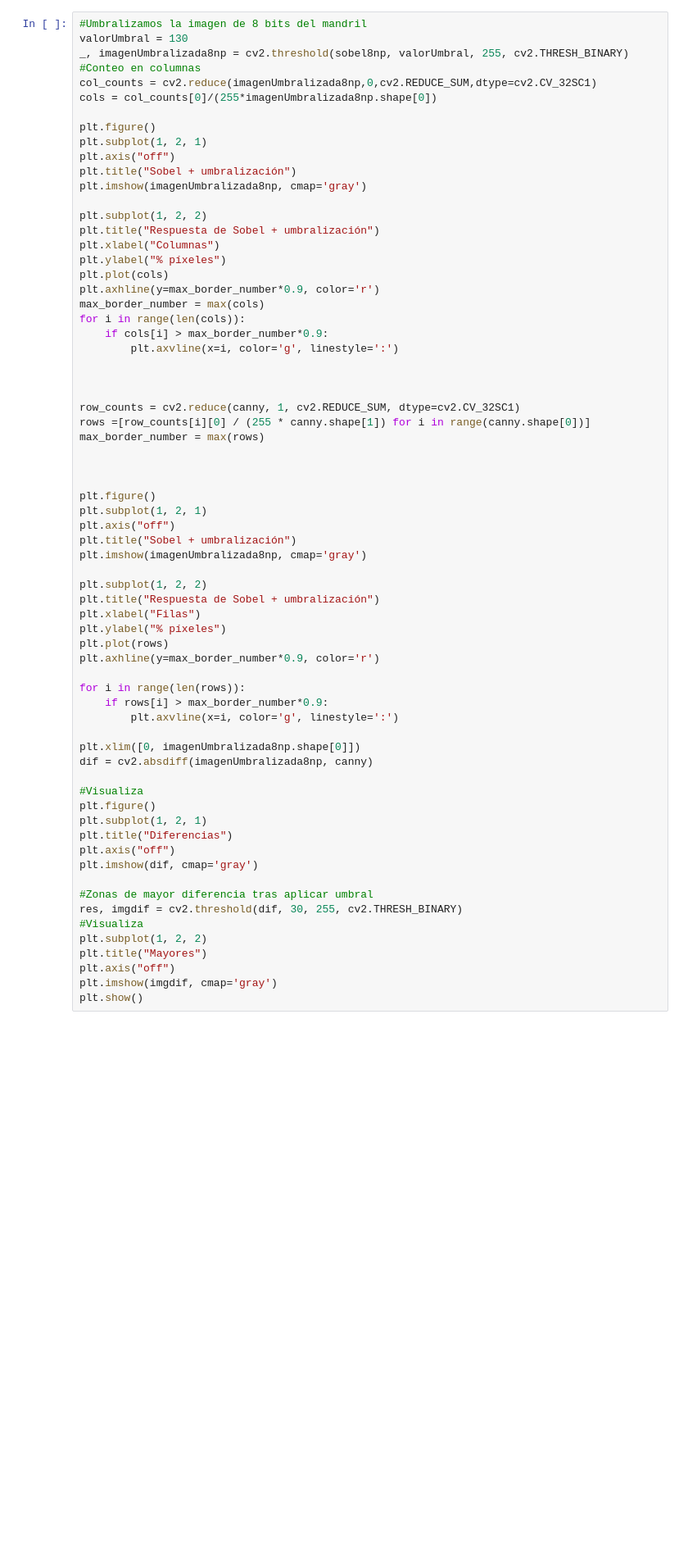
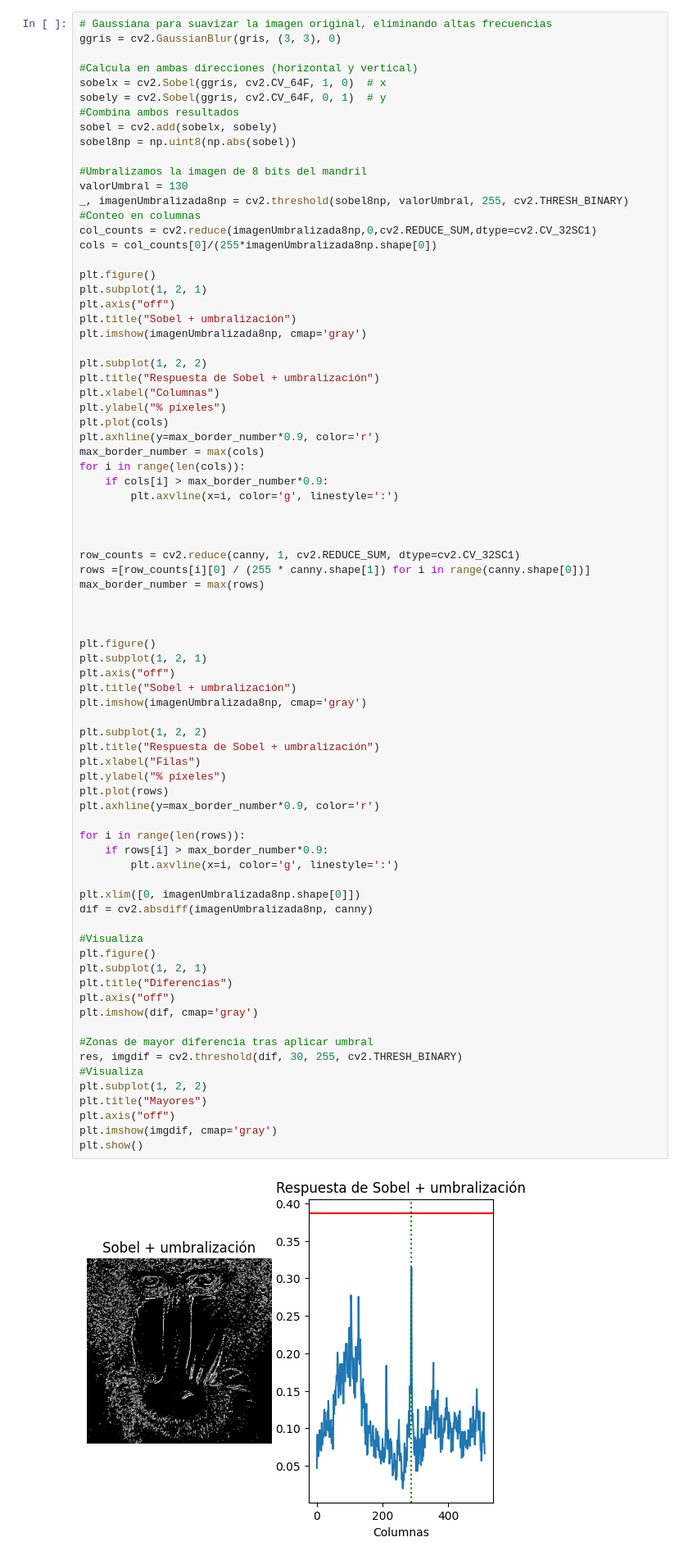
Before and after one commit to AndreaSantaloz/SecondPracticeVC, a Jupyter notebook: entrega.ipynb, the cells around one changed output. Shown at 82% size. Cells and saved outputs as stored; diff of their text form; blank space fills up the shorter version.

```diff
--- a/entrega.ipynb
+++ b/entrega.ipynb
@@ -39,6 +42,16 @@ plt.xlim([0, canny.shape[0]])
 # %% [markdown]
 2. TAREA: Aplica umbralizado a la imagen resultante de Sobel (convertida a 8 bits), y posteriormente realiza el conteo por filas y columnas similar al realizado en el ejemplo con la salida de Canny de píxeles no nulos. Calcula el valor máximo de la cuenta por filas y columnas, y determina las filas y columnas por encima del 0.90*máximo. Remarca con alguna primitiva gráfica dichas filas y columnas sobre la imagen del mandril. ¿Cómo se comparan los resultados obtenidos a partir de Sobel y Canny?
 # %%
+# Gaussiana para suavizar la imagen original, eliminando altas frecuencias
+ggris = cv2.GaussianBlur(gris, (3, 3), 0)
+
+#Calcula en ambas direcciones (horizontal y vertical)
+sobelx = cv2.Sobel(ggris, cv2.CV_64F, 1, 0)  # x
+sobely = cv2.Sobel(ggris, cv2.CV_64F, 0, 1)  # y
+#Combina ambos resultados
+sobel = cv2.add(sobelx, sobely)
+sobel8np = np.uint8(np.abs(sobel))
+
 #Umbralizamos la imagen de 8 bits del mandril
 valorUmbral = 130
 _, imagenUmbralizada8np = cv2.threshold(sobel8np, valorUmbral, 255, cv2.THRESH_BINARY)
@@ -79,30 +92,32 @@ plt.imshow(imagenUmbralizada8np, cmap='gray')
 
 plt.subplot(1, 2, 2)
 plt.title("Respuesta de Sobel + umbralización")
 plt.xlabel("Filas")
 plt.ylabel("% píxeles")
 plt.plot(rows)
 plt.axhline(y=max_border_number*0.9, color='r')
 
 for i in range(len(rows)):
     if rows[i] > max_border_number*0.9:
         plt.axvline(x=i, color='g', linestyle=':')
 
 plt.xlim([0, imagenUmbralizada8np.shape[0]])
 dif = cv2.absdiff(imagenUmbralizada8np, canny)
 
 #Visualiza
 plt.figure()
 plt.subplot(1, 2, 1)
 plt.title("Diferencias")
 plt.axis("off")
 plt.imshow(dif, cmap='gray')
 
 #Zonas de mayor diferencia tras aplicar umbral
 res, imgdif = cv2.threshold(dif, 30, 255, cv2.THRESH_BINARY)
 #Visualiza
 plt.subplot(1, 2, 2)
 plt.title("Mayores")
 plt.axis("off")
 plt.imshow(imgdif, cmap='gray')
 plt.show()
+# %% [output]
+[figure, added]
```
Also changed, not shown: parts of 2 cells of this notebook.
